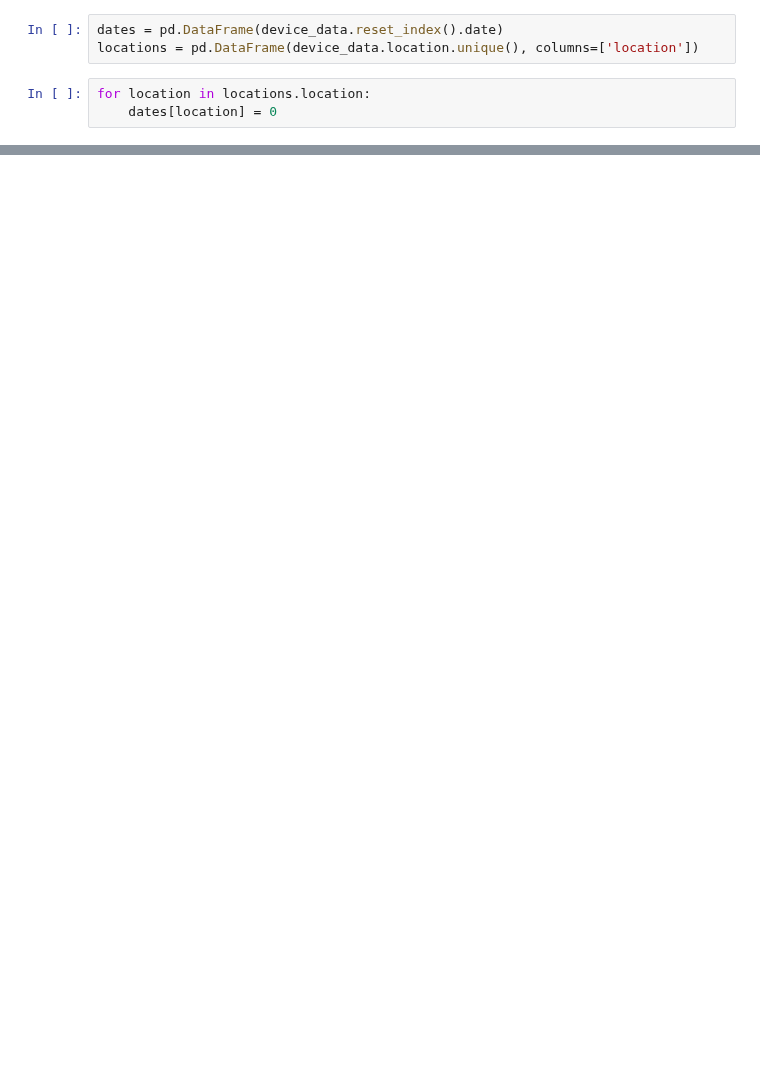
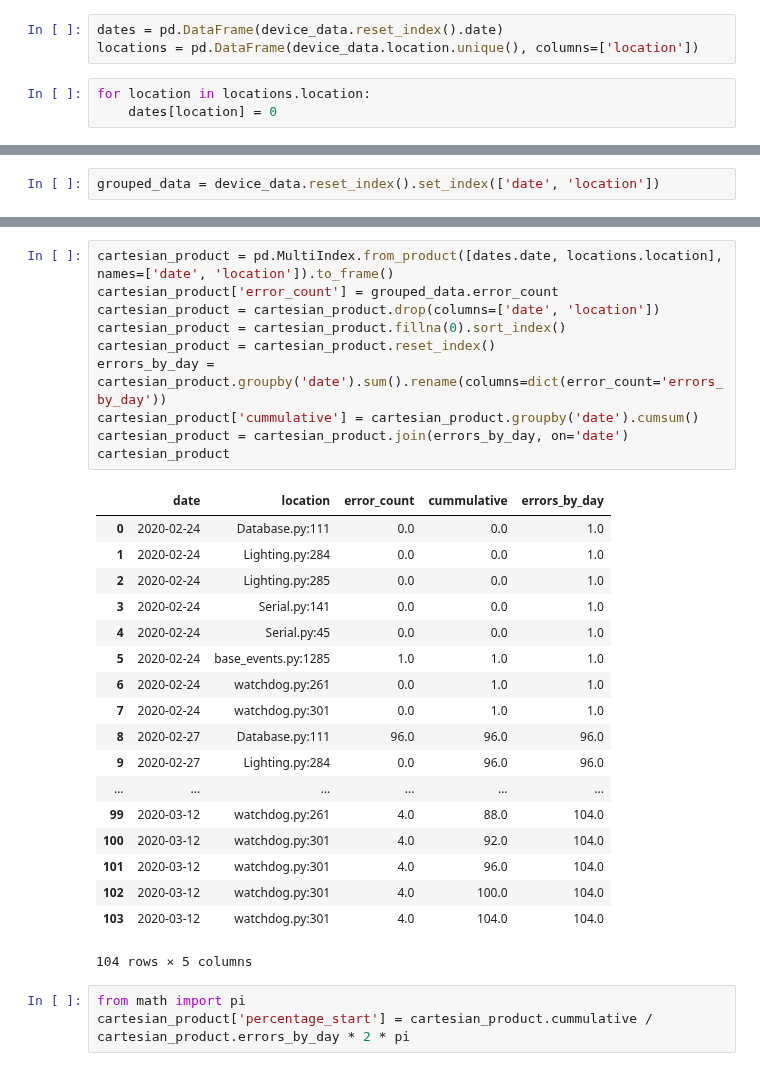
Before and after one commit to whuss/dashboard_react, a Jupyter notebook: error_heatmap.ipynb, the cells around one changed output, grey strips where cells are left out. Drawn from its saved outputs; the diff is of its cells as text; blank space fills up the shorter version.

```diff
--- a/error_heatmap.ipynb
+++ b/error_heatmap.ipynb
@@ -82,0 +82,2 @@ location
+# %%
+grouped_data = device_data.reset_index().set_index(['date', 'location'])
@@ -82,0 +102,32 @@ location
+# %%
+cartesian_product = pd.MultiIndex.from_product([dates.date, locations.location], names=['date', 'location']).to_frame()
+cartesian_product['error_count'] = grouped_data.error_count
+cartesian_product = cartesian_product.drop(columns=['date', 'location'])
+cartesian_product = cartesian_product.fillna(0).sort_index()
+cartesian_product = cartesian_product.reset_index()
+errors_by_day = cartesian_product.groupby('date').sum().rename(columns=dict(error_count='errors_by_day'))
+cartesian_product['cummulative'] = cartesian_product.groupby('date').cumsum()
+cartesian_product = cartesian_product.join(errors_by_day, on='date')
+cartesian_product
+# %% [output]
+|  | date | location | error_count | cummulative | errors_by_day |
+| 0 | 2020-02-24 | Database.py:111 | 0.0 | 0.0 | 1.0 |
+| 1 | 2020-02-24 | Lighting.py:284 | 0.0 | 0.0 | 1.0 |
+| 2 | 2020-02-24 | Lighting.py:285 | 0.0 | 0.0 | 1.0 |
+| 3 | 2020-02-24 | Serial.py:141 | 0.0 | 0.0 | 1.0 |
+| 4 | 2020-02-24 | Serial.py:45 | 0.0 | 0.0 | 1.0 |
+| 5 | 2020-02-24 | base_events.py:1285 | 1.0 | 1.0 | 1.0 |
+| 6 | 2020-02-24 | watchdog.py:261 | 0.0 | 1.0 | 1.0 |
+| 7 | 2020-02-24 | watchdog.py:301 | 0.0 | 1.0 | 1.0 |
+| 8 | 2020-02-27 | Database.py:111 | 96.0 | 96.0 | 96.0 |
+| 9 | 2020-02-27 | Lighting.py:284 | 0.0 | 96.0 | 96.0 |
+| ... | ... | ... | ... | ... | ... |
+| 99 | 2020-03-12 | watchdog.py:261 | 4.0 | 88.0 | 104.0 |
+| 100 | 2020-03-12 | watchdog.py:301 | 4.0 | 92.0 | 104.0 |
+| 101 | 2020-03-12 | watchdog.py:301 | 4.0 | 96.0 | 104.0 |
+| 102 | 2020-03-12 | watchdog.py:301 | 4.0 | 100.0 | 104.0 |
+| 103 | 2020-03-12 | watchdog.py:301 | 4.0 | 104.0 | 104.0 |
+104 rows × 5 columns
+# %%
+from math import pi
+cartesian_product['percentage_start'] = cartesian_product.cummulative / cartesian_product.errors_by_day * 2 * pi
```
Also changed, not shown: parts of 12 cells of this notebook.
